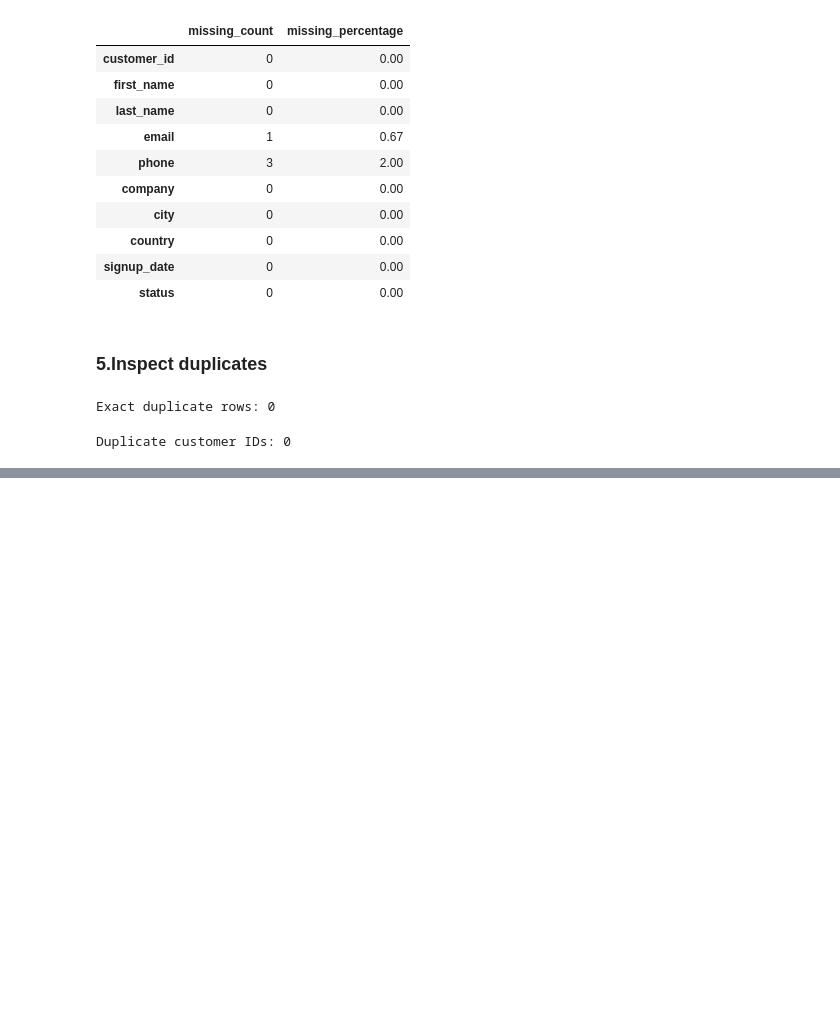
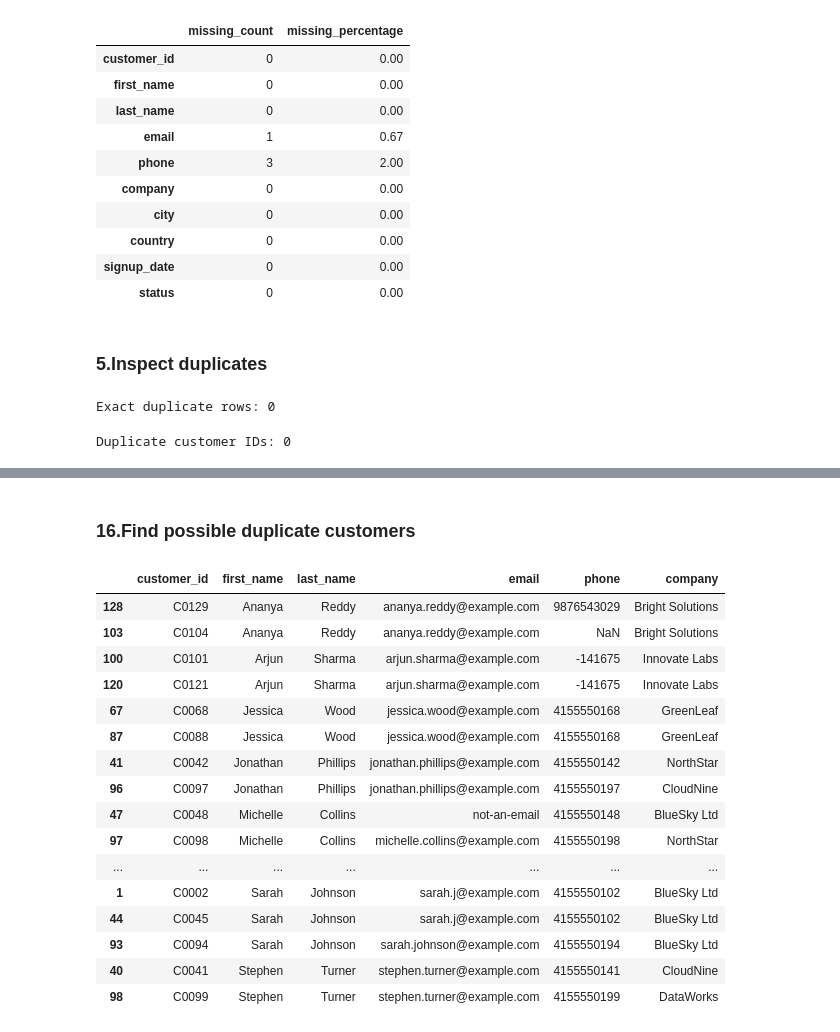
Before and after one commit to tpgx404/crm-contact-data-cleaning, a Jupyter notebook: notebooks/data_quality_analysis.ipynb, the cells around one changed output, grey strips where cells are left out. Drawn from its saved outputs; the diff is of its cells as text; code cells hidden in the pictures; blank space fills up the shorter version.

```diff
--- a/notebooks/data_quality_analysis.ipynb
+++ b/notebooks/data_quality_analysis.ipynb
@@ -100,0 +180,15 @@ Duplicate customer IDs: 0
+# %%
+df["email_normalized"] = (
+    df["email"]
+    .str.strip()
+    .str.lower()
+)
+
+duplicate_email_records = df[
+    df["email_normalized"].notna()
+    & df["email_normalized"].duplicated(keep=False)
+].sort_values("email_normalized")
+
+duplicate_email_records[
+    ["customer_id", "first_name", "last_name", "email", "email_normalized"]
+]
@@ -100,0 +340,34 @@ Duplicate customer IDs: 0
+# %% [markdown]
+### 16.Find possible duplicate customers
+# %%
+df["name_key"] = (
+    df["first_name"].fillna("").str.strip().str.lower()
+    + " "
+    + df["last_name"].fillna("").str.strip().str.lower()
+)
+
+potential_duplicate_names = df[
+    df["name_key"].duplicated(keep=False)
+].sort_values("name_key")
+
+potential_duplicate_names[
+    ["customer_id", "first_name", "last_name", "email", "phone", "company"]
+]
+# %% [output]
+|  | customer_id | first_name | last_name | email | phone | company |
+| 128 | C0129 | Ananya | Reddy | ananya.reddy@example.com | 9876543029 | Bright Solutions |
+| 103 | C0104 | Ananya | Reddy | ananya.reddy@example.com | NaN | Bright Solutions |
+| 100 | C0101 | Arjun | Sharma | arjun.sharma@example.com | -141675 | Innovate Labs |
+| 120 | C0121 | Arjun | Sharma | arjun.sharma@example.com | -141675 | Innovate Labs |
+| 67 | C0068 | Jessica | Wood | jessica.wood@example.com | 4155550168 | GreenLeaf |
+| 87 | C0088 | Jessica | Wood | jessica.wood@example.com | 4155550168 | GreenLeaf |
+| 41 | C0042 | Jonathan | Phillips | jonathan.phillips@example.com | 4155550142 | NorthStar |
+| 96 | C0097 | Jonathan | Phillips | jonathan.phillips@example.com | 4155550197 | CloudNine |
+| 47 | C0048 | Michelle | Collins | not-an-email | 4155550148 | BlueSky Ltd |
+| 97 | C0098 | Michelle | Collins | michelle.collins@example.com | 4155550198 | NorthStar |
+| ... | ... | ... | ... | ... | ... | ... |
+| 1 | C0002 | Sarah | Johnson | sarah.j@example.com | 4155550102 | BlueSky Ltd |
+| 44 | C0045 | Sarah | Johnson | sarah.j@example.com | 4155550102 | BlueSky Ltd |
+| 93 | C0094 | Sarah | Johnson | sarah.johnson@example.com | 4155550194 | BlueSky Ltd |
+| 40 | C0041 | Stephen | Turner | stephen.turner@example.com | 4155550141 | CloudNine |
+| 98 | C0099 | Stephen | Turner | stephen.turner@example.com | 4155550199 | DataWorks |
```
Also changed, not shown: parts of 20 cells of this notebook.
